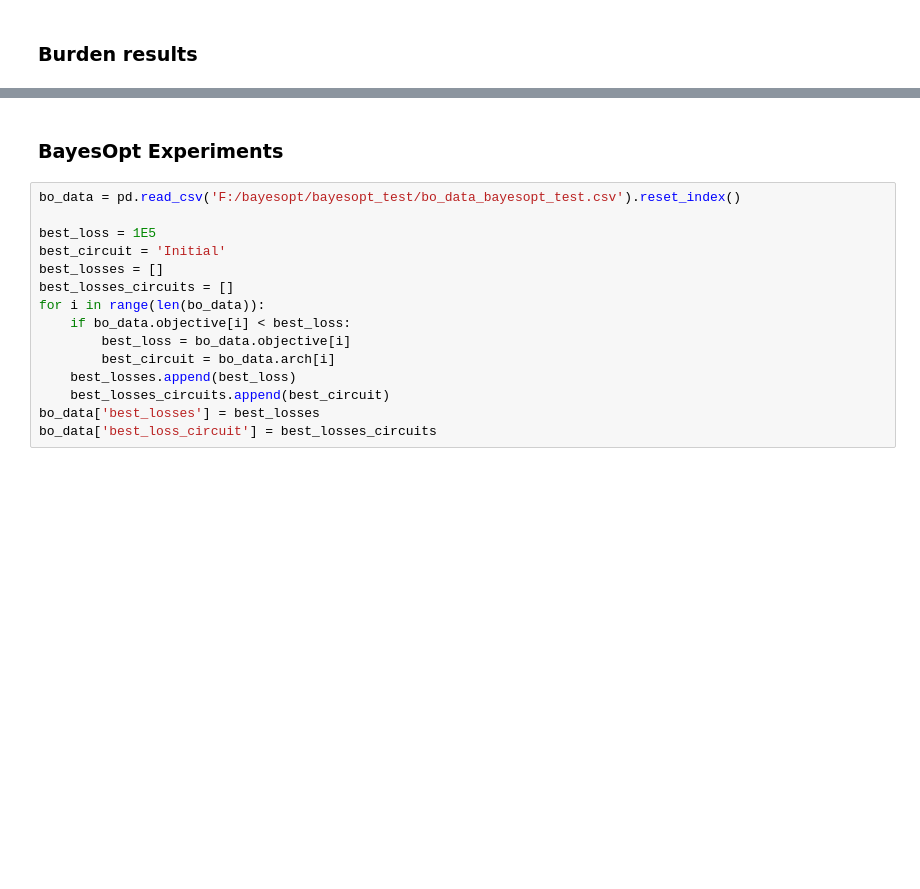
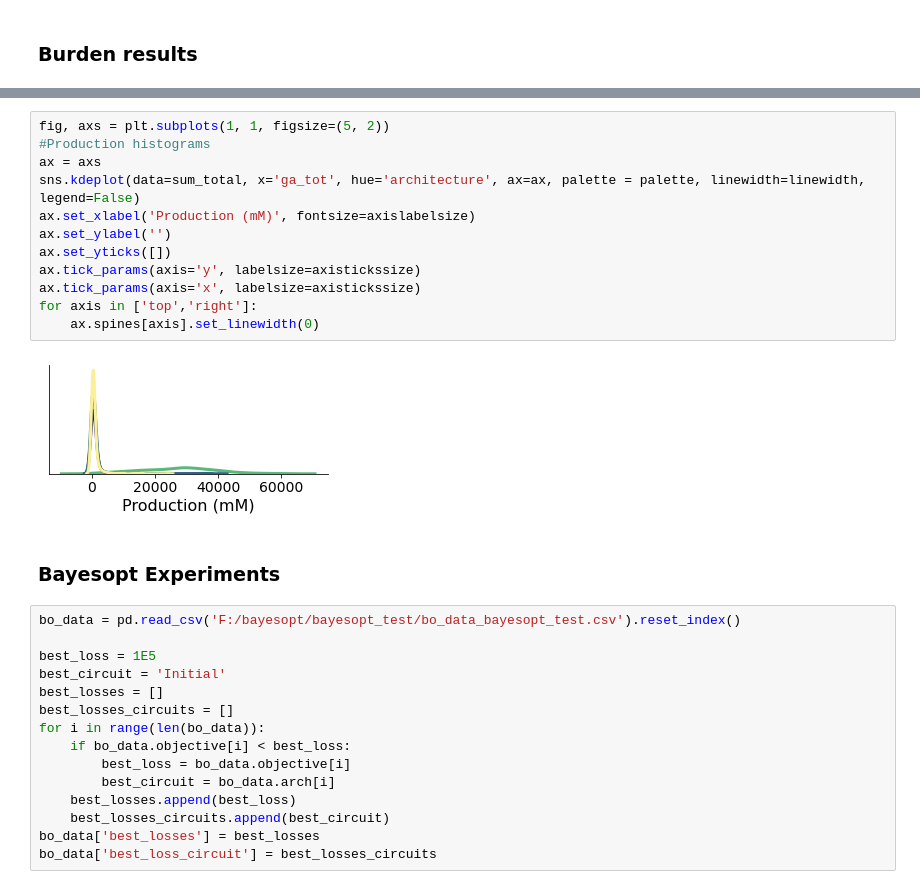
Before and after one commit to cjmerzbacher/joint-simulator, a Jupyter notebook: glucaric_acid/ga_viz.ipynb, the cells around one changed output, grey strips where cells are left out. Saved outputs shown, nothing was run; the diff lists cells and outputs as text; blank space fills up the shorter version.

```diff
--- a/glucaric_acid/ga_viz.ipynb
+++ b/glucaric_acid/ga_viz.ipynb
@@ -253,5 +222,19 @@ g.plot_marginals(sns.rugplot, height=1, color="r", alpha=.6)
+# %%
+fig, axs = plt.subplots(1, 1, figsize=(5, 2))
+#Production histograms
+ax = axs
+sns.kdeplot(data=sum_total, x='ga_tot', hue='architecture', ax=ax, palette = palette, linewidth=linewidth, legend=False)
+ax.set_xlabel('Production (mM)', fontsize=axislabelsize)
+ax.set_ylabel('')
+ax.set_yticks([])
+ax.tick_params(axis='y', labelsize=axistickssize)
+ax.tick_params(axis='x', labelsize=axistickssize)
+for axis in ['top','right']:
+    ax.spines[axis].set_linewidth(0)
+# %% [output]
+[figure, added]
 # %% [markdown]
-### BayesOpt Experiments
+### Bayesopt Experiments
 # %%
 bo_data = pd.read_csv('F:/bayesopt/bayesopt_test/bo_data_bayesopt_test.csv').reset_index()
 
```
Also changed, not shown: parts of 12 cells of this notebook, 2 other files.
